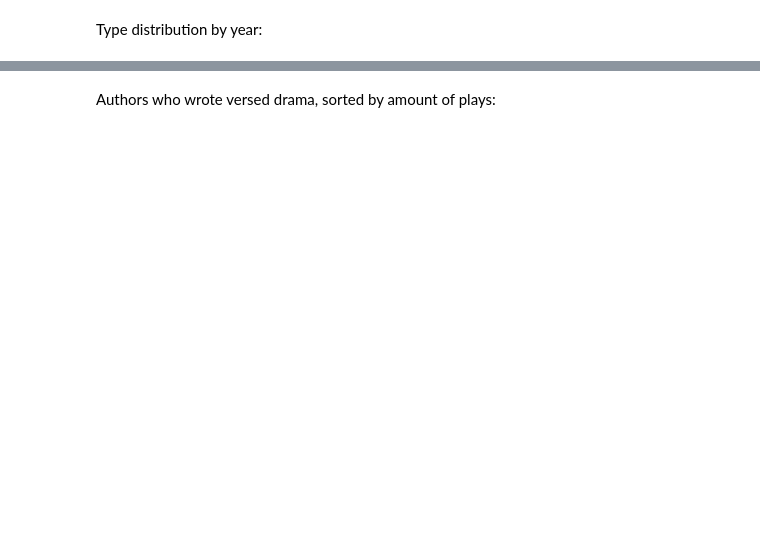
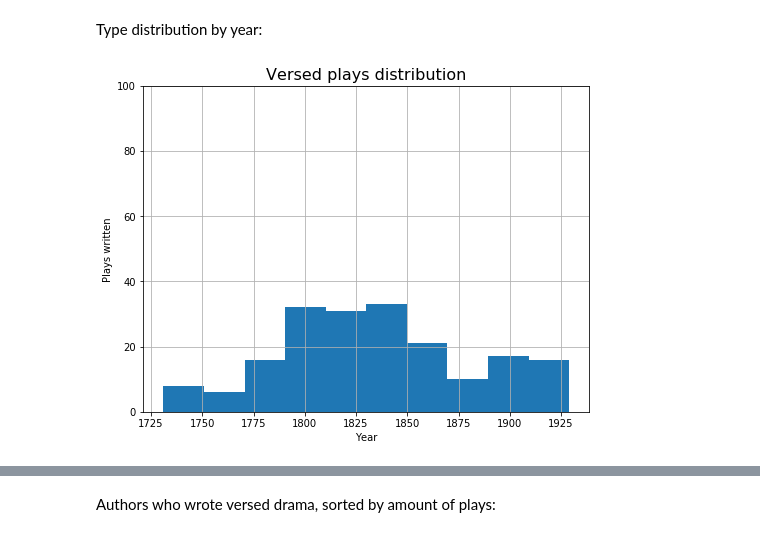
Before and after one commit to creaciond/trivia, a Jupyter notebook: verse-distribution.ipynb, the cells around one changed output, grey strips where cells are left out. Saved outputs shown, nothing was run; the diff lists cells and outputs as text; code cells hidden in the pictures; blank space fills up the shorter version.

```diff
--- a/verse-distribution.ipynb
+++ b/verse-distribution.ipynb
@@ -155,5 +141,16 @@ True      68
 Name: verse, dtype: int64
 # %% [markdown]
 Type distribution by year:
+# %%
+plt.figure(figsize=(8,6))
+df[df["verse"] == True]["year"].hist()
+# here and in the next cell:
+# semi-colons at the end of the line to override some unwanted output
+plt.title("Versed plays distribution", fontsize=16);
+plt.xlabel("Year");
+plt.ylim(0, 100);
+plt.ylabel("Plays written");
+# %% [output]
+[figure, added]
 # %%
 plt.figure(figsize=(8,6))
```
Also changed, not shown: parts of 17 cells of this notebook.
